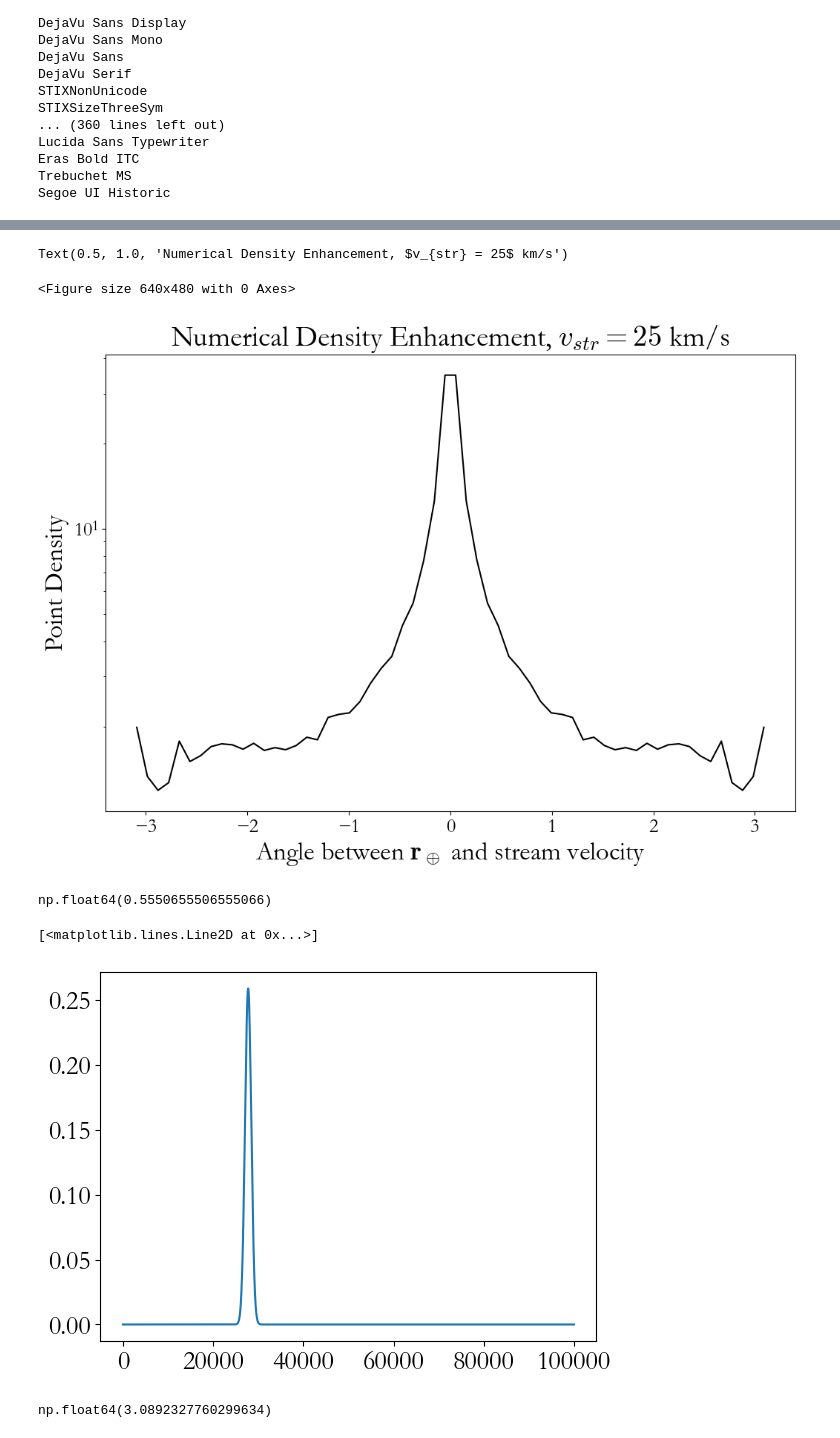
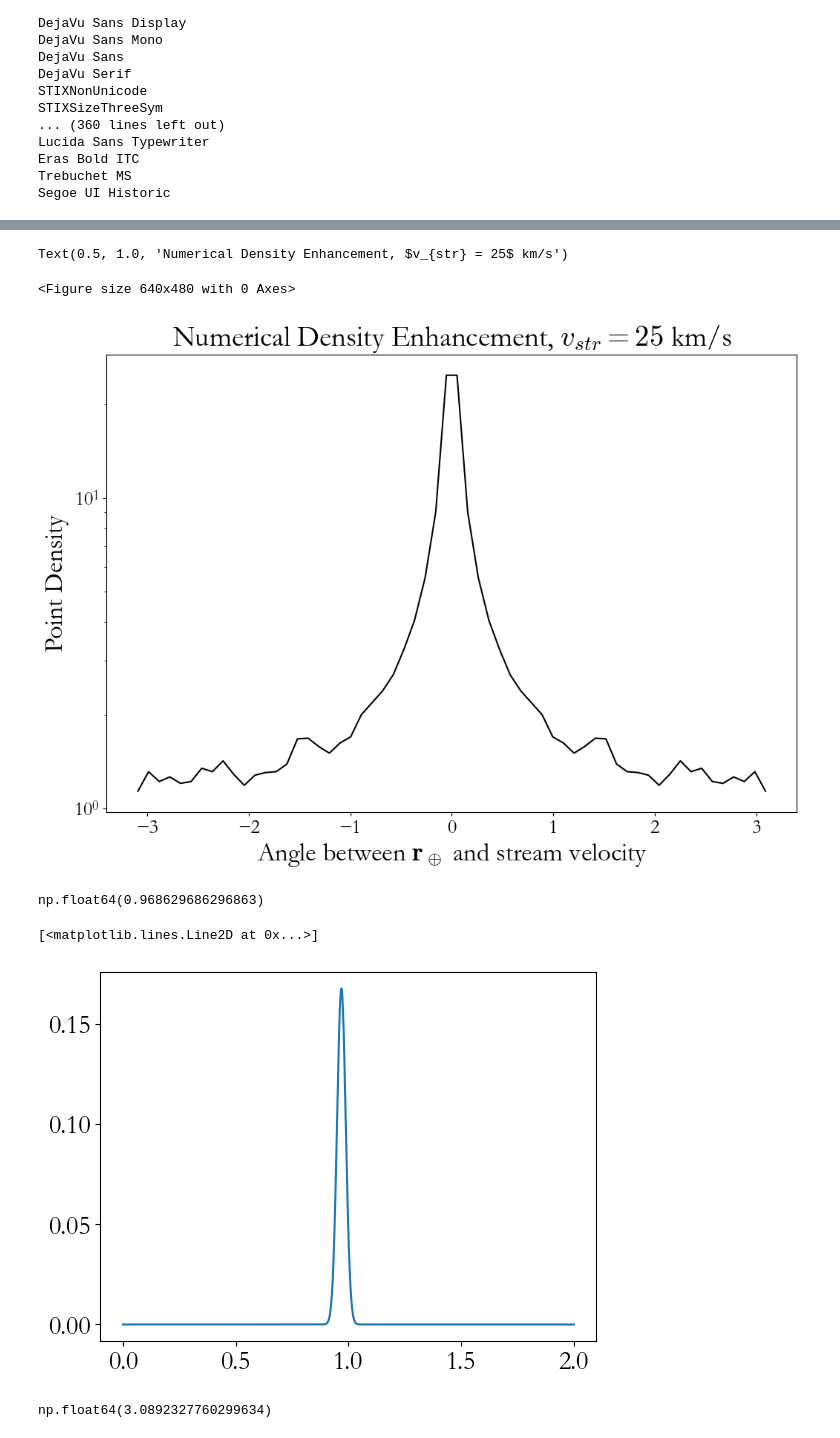
Before and after one commit to shauryagarg145/dark-matter-waves, a Jupyter notebook: jacobian.ipynb, the cells around one changed output, grey strips where cells are left out. Cells and saved outputs as stored; diff of their text form; code cells hidden in the pictures.

```diff
--- a/jacobian.ipynb
+++ b/jacobian.ipynb
@@ -464,7 +362,7 @@ Phi = -grav()
 
 c = ["tab:blue", "tab:orange", "tab:green"]
 i = 0
-for spd in [25]:
+for spd in [33.6]:
     spd_loc = np.sqrt(2*Phi + spd*spd)
 
     #phi = [0.05235987755982974]
@@ -520,14 +418,16 @@ for c in cons:
 
 C = np.argmax(like)
 
-plt.scatter(data[:, 0], data[:, 1] / cons[C], color = "black", label="Numerical result")
+plt.scatter(data[:, 0], y / cons[C], color = "black", label="Numerical result")
 
-plt.ylim((0, 20))
+plt.ylim((0, 30))
+
+
 
 plt.legend()
 
 plt.xlabel("$\\theta_\\infty$")
 plt.ylabel("$\\rho / \\rho_\\infty$")
-plt.title("Numerical vs Analytic Density Enhancement, $u = 25$ km/s")
-plt.savefig("plots/numericvsanalytic.png", dpi = 400)
+plt.title("Numerical vs Analytic Density Enhancement, $u = 35$ km/s")
+#plt.savefig("plots/numericvsanalytic.png", dpi = 400)
 # %% [output]
@@ -546,16 +447,16 @@ plt.title("Numerical Density Enhancement, $v_{str} = 25$ km/s")
 # %% [output]
 Text(0.5, 1.0, 'Numerical Density Enhancement, $v_{str} = 25$ km/s')
 <Figure size 640x480 with 0 Axes>
-[figure, old version]
+[figure, new version]
 # %%
 cons[C]
 # %% [output]
-np.float64(0.5550655506555066)
+np.float64(0.968629686296863)
 # %%
-plt.plot(like)
+plt.plot(cons, like)
 # %% [output]
 [<matplotlib.lines.Line2D at 0x...>]
-[figure, old version]
+[figure, new version]
 # %%
 func(ang1, spd, Phi, p)
 # %% [output]
```
Also changed, not shown: parts of 5 cells of this notebook, 2 other files.
